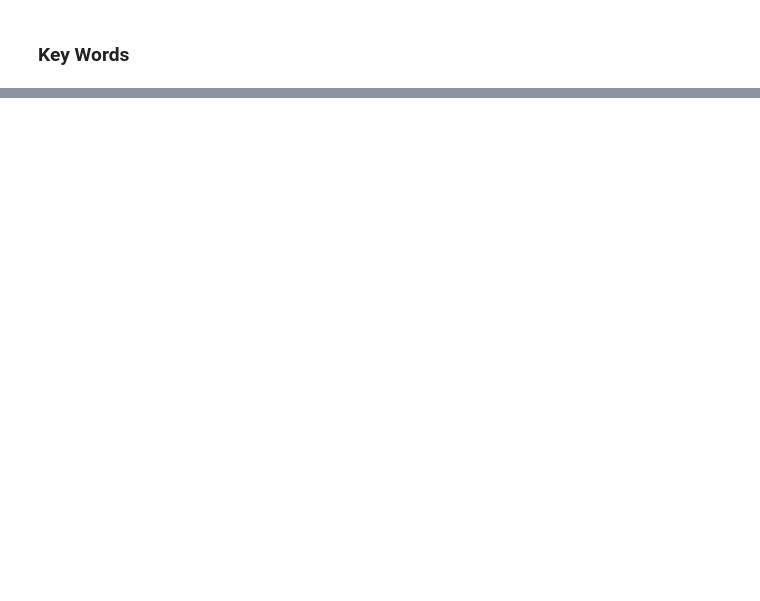
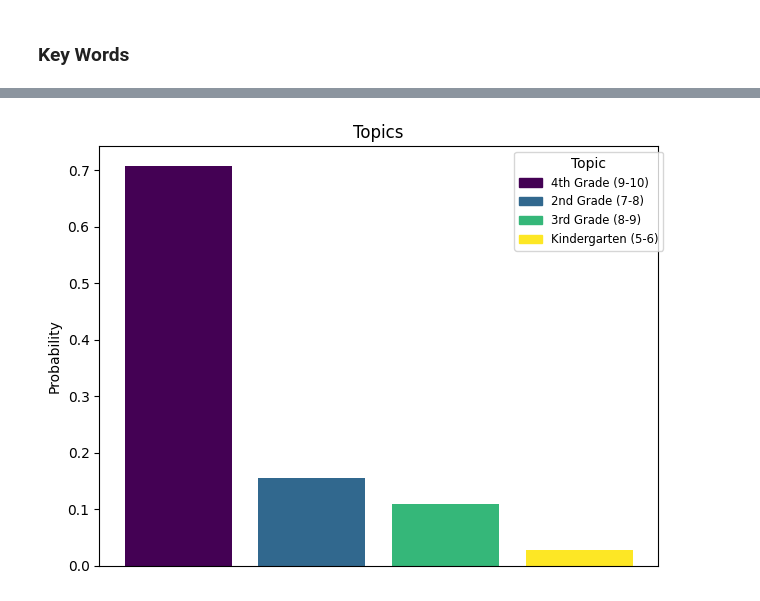
Before and after one commit to NickKornienko/Wonder-Words, a Jupyter notebook: sagemaker/Insights-TinyStories_Case_Study.ipynb, the cells around one changed output, grey strips where cells are left out. Saved outputs shown, nothing was run; the diff lists cells and outputs as text; code cells hidden in the pictures; blank space fills up the shorter version.

```diff
--- a/sagemaker/Insights-TinyStories_Case_Study.ipynb
+++ b/sagemaker/Insights-TinyStories_Case_Study.ipynb
@@ -336,2 +409,18 @@ WonderWords' literacy goals may be defined in objective terms by classifying whe
 # %% [markdown]
 ### Key Words
+# %%
+literacy_levels = [
+    "Kindergarten (5-6)",
+    "1st Grade (6-7)",
+    "2nd Grade (7-8)",
+    "3rd Grade (8-9)",
+    "4th Grade (9-10)",
+    "5th Grade (10-11)",
+    "6th Grade (11-12)",
+    "7th Grade (12-13)",
+    "8th Grade (13-14)",
+    "9th Grade (14-15)",
+    "10th Grade (15-16)",
+    "11th Grade (16-17)",
+    "12th Grade (17-18)"
+]
@@ -337,0 +492,23 @@ WonderWords' literacy goals may be defined in objective terms by classifying whe
+# %%
+# Step 4: classifying all the topic_ids across all bootstrap cluster iterations
+all_classified_literacy_batches = []
+for i in range(len(topic_assignment_batches)):
+    batch_df = pd.DataFrame({'words': batches[i], 'topic': topic_assignment_batches[i]})
+    for topic_id in batch_df['topic'].unique():
+        topic_df = batch_df[batch_df['topic'] == topic_id].copy()
+        topic_df['words'] = topic_df['words'].apply(lambda x: ' '.join(x))
+        # Concatenate all word strings in topic_df['words']
+        wordcloud_text = ' '.join(topic_df['words'].values)
+        # Filter counts of all words in the wordcloud_text and then select top 100 with count > 1
+        wordcloud_text_counts = wordcloud.process_text(wordcloud_text)
+        wordcloud_text_counts = {k: v for k, v in sorted(wordcloud_text_counts.items(), key=lambda item: item[1], reverse=True)}
+        wordcloud_text_counts = dict(list(wordcloud_text_counts.items())[:100])
+        wordcloud_text_counts = pd.Series(wordcloud_text_counts, index=wordcloud_text_counts.keys())
+        # Filter to words with counts > 1
+        wordcloud_text_counts = wordcloud_text_counts[wordcloud_text_counts > 1]
+        topic = classify_literacy(literacy_levels, wordcloud_text_counts.to_string())
+        topic_df['topic'] = topic
+        all_classified_literacy_batches.append(topic_df)
+# %%
+all_classified_literacy_batches_df = pd.concat(all_classified_literacy_batches)
+all_classified_literacy_batches_df['topic'].value_counts()
@@ -337,0 +523,4 @@ WonderWords' literacy goals may be defined in objective terms by classifying whe
+# %%
+plot_topic_counts(all_classified_literacy_batches_df)
+# %% [output]
+[figure, added]
```
Also changed, not shown: parts of 15 cells of this notebook, 1 other file.
